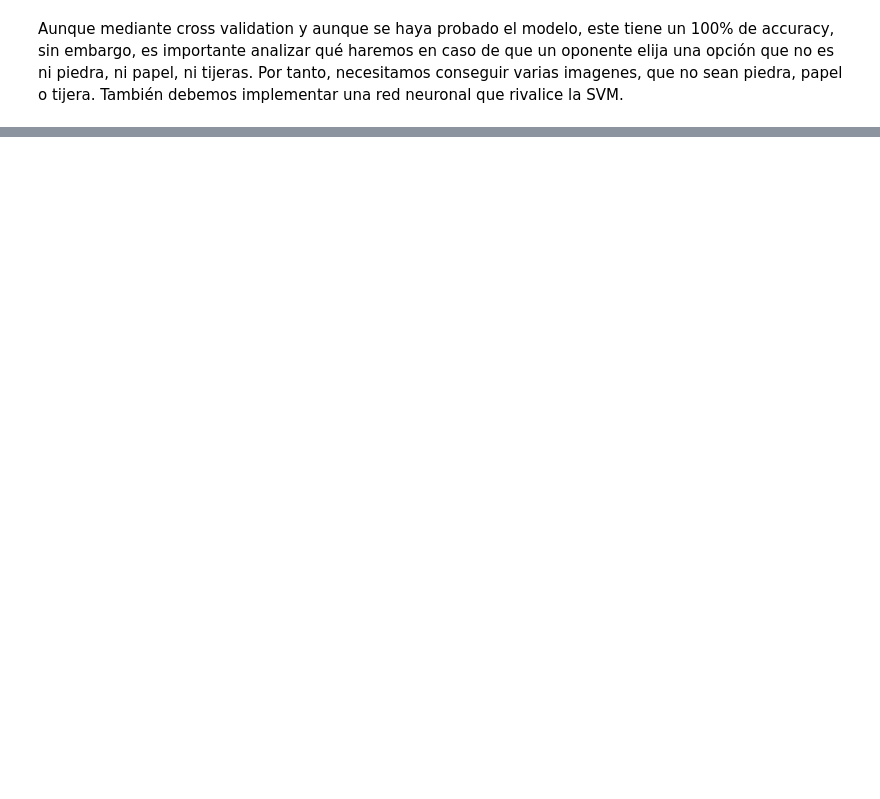
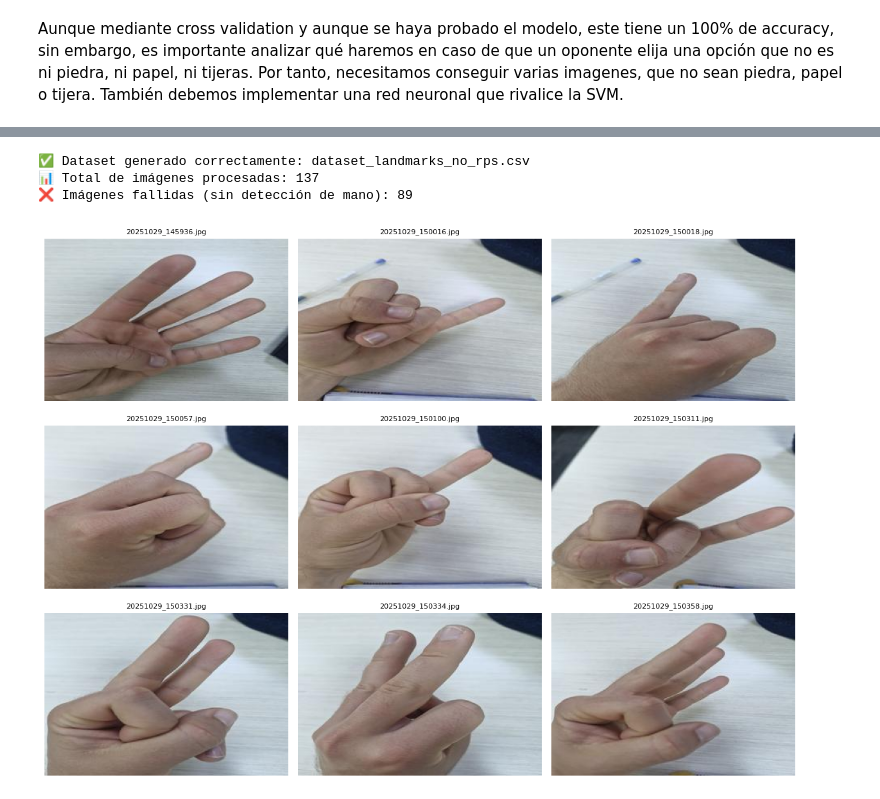
Before and after one commit to JustGerman/RockPaperScissor-NN-DL, a Jupyter notebook: proyecto.ipynb, the cells around one changed output, grey strips where cells are left out. Drawn from its saved outputs; the diff is of its cells as text; code cells hidden in the pictures; blank space fills up the shorter version.

Commit message:
modelo svm para clases rock paper scissor y none

```diff
--- a/proyecto.ipynb
+++ b/proyecto.ipynb
@@ -405,0 +472,75 @@ Aunque mediante cross validation y aunque se haya probado el modelo, este tiene
+# %%
+from PIL import Image
+import mediapipe as mp
+import numpy as np
+import pandas as pd
+import os
+import matplotlib.pyplot as plt
+
+# === Configuración ===
+path_none = "data/dataset_no_rps_augmented"   # Carpeta con imágenes "none"
+csv_salida = "dataset_landmarks_no_rps.csv"   # Nuevo CSV solo para clase none
+
+# Inicializar MediaPipe Hands
+mp_hands = mp.solutions.hands
+hands = mp_hands.Hands(static_image_mode=True, max_num_hands=1)
+
+data, labels, failed = [], [], []
+
+# Procesar imágenes "none"
+for filename in os.listdir(path_none):
+    if filename.lower().endswith((".jpg", ".jpeg", ".png")):
+        img_path = os.path.join(path_none, filename)
+        img = Image.open(img_path).convert("RGB")
+        img_array = np.array(img)
+
+        result = hands.process(img_array)
+        if result.multi_hand_landmarks:
+            hand_landmarks = result.multi_hand_landmarks[0]
+            landmarks = np.array([[lm.x, lm.y, lm.z] for lm in hand_landmarks.landmark]).flatten()
+            data.append(landmarks)
+            labels.append("none")
+        else:
+            failed.append(filename)
+
+hands.close()
+
+# === Crear DataFrame ===
+df_none = pd.DataFrame(data)
+df_none["label"] = labels
+
+# === Guardar CSV ===
+df_none.to_csv(csv_salida, index=False)
+
+print(f"✅ Dataset generado correctamente: {csv_salida}")
+print(f"📊 Total de imágenes procesadas: {len(data)}")
+print(f"❌ Imágenes fallidas (sin detección de mano): {len(failed)}")
+
+# === Mostrar ejemplos de imágenes fallidas ===
+if failed:
+    failed_no_flip = [f for f in failed if "_flip" not in f]
+    if failed_no_flip:
+        n = min(9, len(failed_no_flip))
+        cols = 3
+        rows = int(np.ceil(n / cols))
+
+        fig, axs = plt.subplots(rows, cols, figsize=(12, rows * 3))
+        axs = axs.flatten()
+
+        for i, filename in enumerate(failed_no_flip[:n]):
+            img_path = os.path.join(path_none, filename)
+            img = Image.open(img_path).convert("RGB")
+            axs[i].imshow(img)
+            axs[i].set_title(filename, fontsize=8)
+            axs[i].axis("off")
+
+        for j in range(i + 1, len(axs)):
+            axs[j].axis("off")
+
+        plt.tight_layout()
+        plt.show()
+    else:
+        print("🎉 No hubo imágenes fallidas sin '_flip'.")
+else:
+    print("🎉 No hubo imágenes fallidas.")
+# %% [output]
@@ -405,0 +551,4 @@ Aunque mediante cross validation y aunque se haya probado el modelo, este tiene
+✅ Dataset generado correctamente: dataset_landmarks_no_rps.csv
+📊 Total de imágenes procesadas: 137
+❌ Imágenes fallidas (sin detección de mano): 89
+[figure, added]
```
Also changed, not shown: parts of 23 cells of this notebook, 5 other files.
